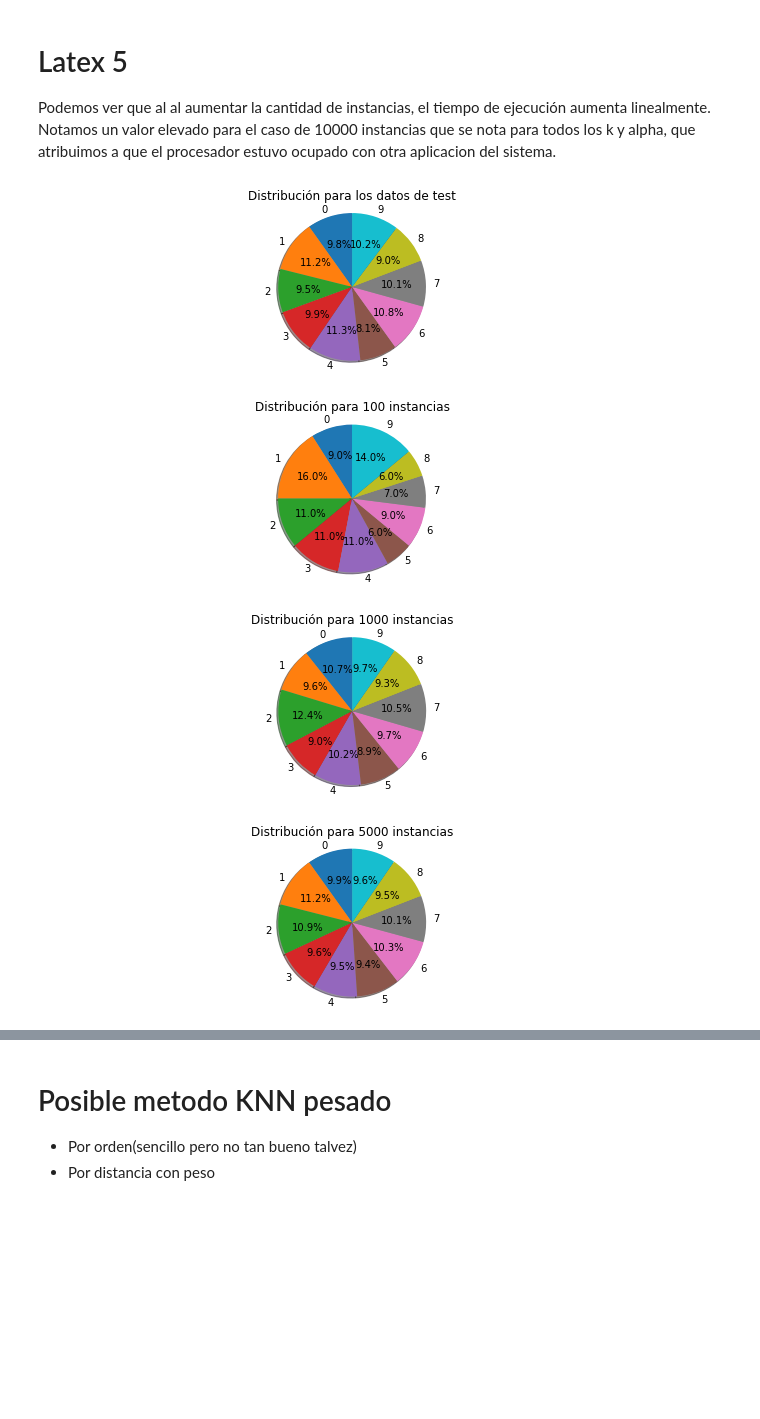
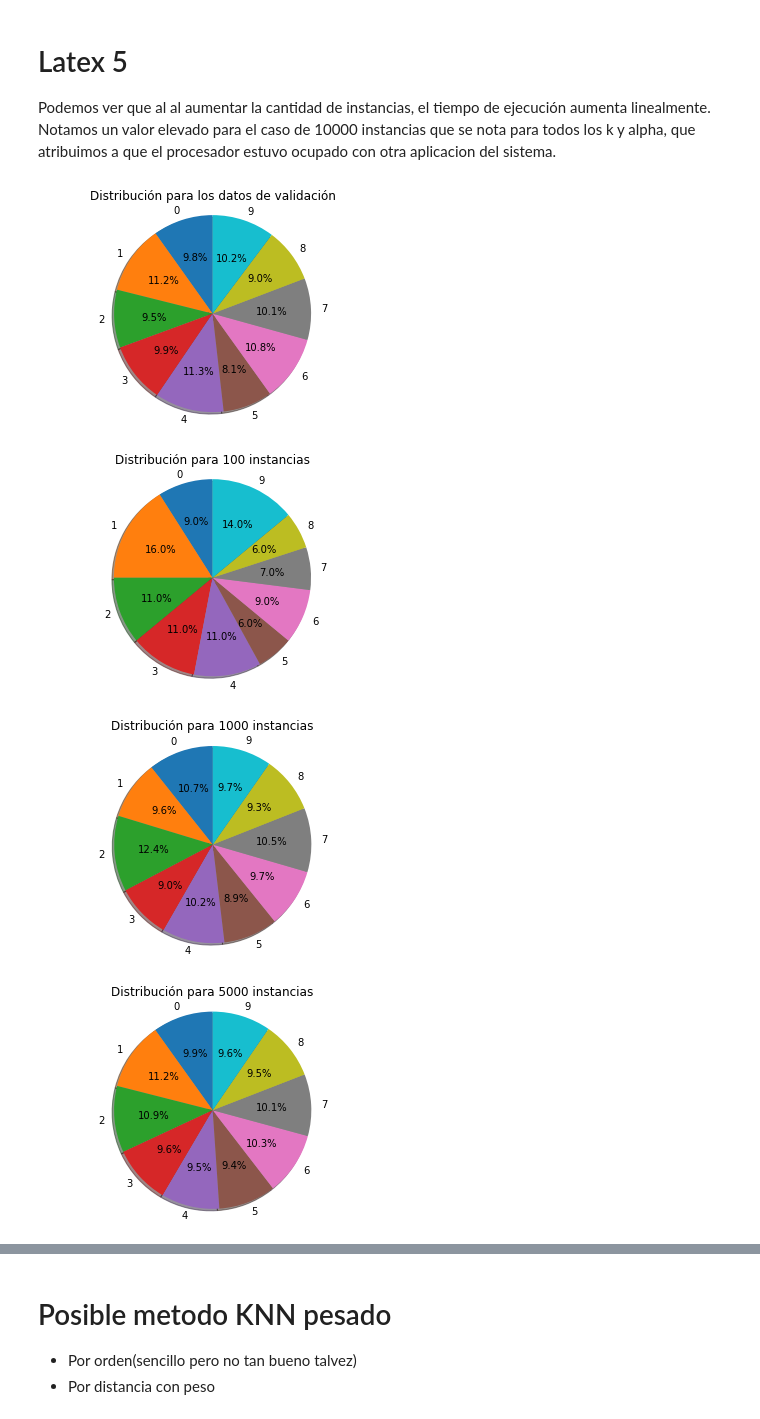
Before and after one commit to ddrenteria/MNtp2, a Jupyter notebook: metnum-tp2-1C2021/tp2-alu/tp2/notebooks/main.ipynb, the cells around one changed output, grey strips where cells are left out. Saved outputs shown, nothing was run; the diff lists cells and outputs as text; code cells hidden in the pictures; blank space fills up the shorter version.

```diff
--- a/metnum-tp2-1C2021/tp2-alu/tp2/notebooks/main.ipynb
+++ b/metnum-tp2-1C2021/tp2-alu/tp2/notebooks/main.ipynb
@@ -1377,16 +1411,16 @@ Podemos ver que al al aumentar la cantidad de instancias, el tiempo de ejecució
 # %%
 instances = [100, 1000, 5000, 10000, 15000, 20000, 30000, 40000]
 X, y = get_data_set("../data/train.csv", 42000)
 
 label_val = y[40000:]
-pie_chart(label_val, "Distribución para los datos de test")
+pie_chart(label_val, "Distribución para los datos de validación")
 
 for inst in instances:
     # take some instances for train and other for validation
     label_train = y[:inst]
     pie_chart(label_train, f"Distribución para {inst} instancias")
 # %% [output]
-[figure, old version]
+[figure, new version]
-[figure, old version]
+[figure, new version]
-[figure, old version]
+[figure, new version]
-[figure, old version]
+[figure, new version]
```
Also changed, not shown: parts of 21 cells of this notebook, 15 other files.
